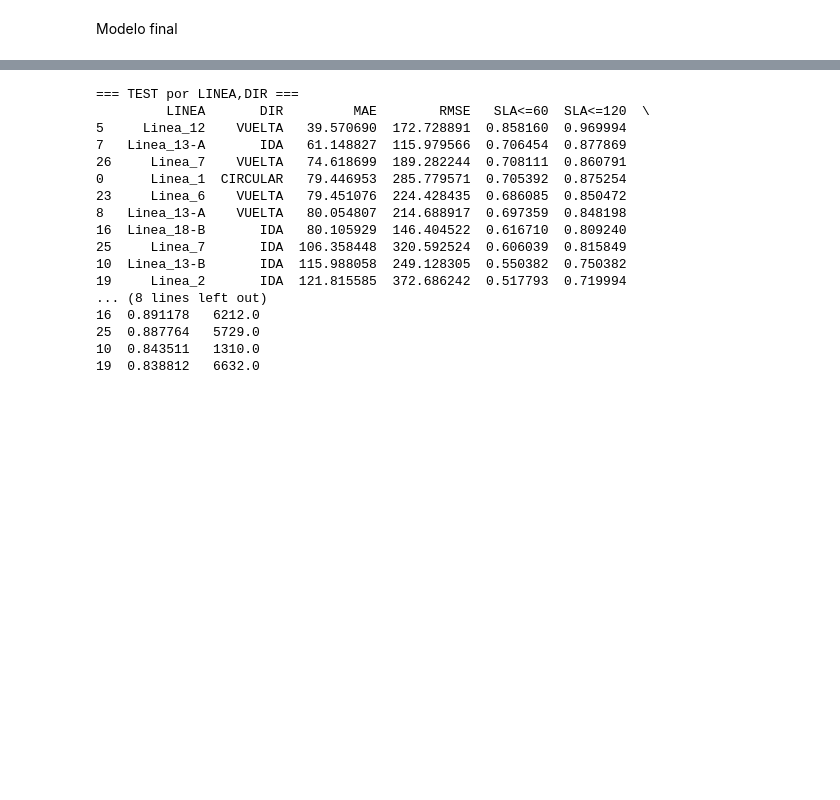
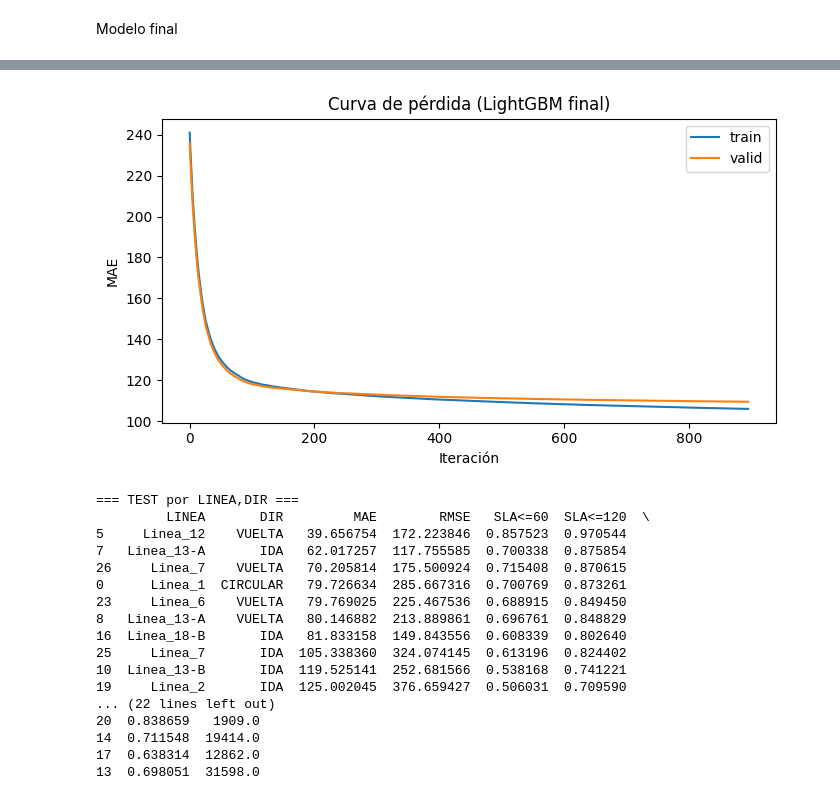
Before and after one commit to pabloozamora/transmetro-predictor-backend, a Jupyter notebook: models/lightgbm_training.ipynb, the cells around one changed output, grey strips where cells are left out. Drawn from its saved outputs; the diff is of its cells as text; code cells hidden in the pictures; blank space fills up the shorter version.

Commit message:
[fix]: Backend fixes

```diff
--- a/models/lightgbm_training.ipynb
+++ b/models/lightgbm_training.ipynb
@@ -168,8 +194,0 @@ Baseline
-# %%
-X_train = dev_df[feature_cols]
-y_train = dev_df[target_col]
-X_valid = test_df[feature_cols]
-y_valid = test_df[target_col]
-
-train_data = lgb.Dataset(X_train, label=y_train, categorical_feature=categorical_features)
-valid_data = lgb.Dataset(X_valid, label=y_valid, categorical_feature=categorical_features)
@@ -207,2 +194,0 @@ NameError: name 'train_data' is not defined
-# %%
-y_pred = model.predict(X_test, num_iteration=model.best_iteration)
@@ -410,3 +309,12 @@ with open(f"{model_dir}/lgb_params.json", "w") as f:
     json.dump(params, f, indent=4)
 # %% [markdown]
 Modelo final
+# %%
+# Obtener el archivo guardado de cv metrics
+import pandas as pd
+cv_metrics = pd.read_csv("D:/2025/UVG/Tesis/repos/backend/models/lightgbm/cross_validation_models/cv_metrics.csv", index_col="fold")
+best_iters = cv_metrics["best_iter"]
+
+# Calcular la mediana de best_iters para usar en el modelo final
+final_rounds = int(np.median(best_iters))
+print(f"Usando {final_rounds} iteraciones para el modelo final.")
@@ -478,3 +427,25 @@ sla_le_180s: 84.66%
+# %%
+# Graficar curva de entrenamiento (pérdida)
+import matplotlib.pyplot as plt
+plt.figure(figsize=(7,4))
+plt.plot(evals_result["train"]["l1"])
+plt.plot(evals_result["valid"]["l1"])
+plt.legend(["train","valid"])
+plt.xlabel("Iteración")
+plt.ylabel("MAE")
+plt.title("Curva de pérdida (LightGBM final)")
+plt.tight_layout()
+plt.savefig(f"{final_dir}/lightgbm_loss_curve_l1.png", dpi=150)
+plt.show()
+plt.close()
+
+# Persistir el historial para usarlo después sin re-entrenar
+import json, os
+os.makedirs(final_dir, exist_ok=True)
+with open(f"{final_dir}/evals_result.json", "w") as f:
+    json.dump(evals_result, f, indent=2)
+# %% [output]
+[figure, added]
 # %%
 # Desglose por línea
 def group_report(df, y_true, y_pred, by=["LINEA","DIR"]):
@@ -494,25 +465,25 @@ def group_report(df, y_true, y_pred, by=["LINEA","DIR"]):
     ).reset_index()
     return agg
 
-seg = group_report(test_df, test_df[target_col], y_test_pred, by=["LINEA","DIR"])
+seg = group_report(test_df, test_df[target_col], y_test_pred, by=["LINEA","DIR"]).dropna()
 print("\n=== TEST por LINEA,DIR ===")
-print(seg.sort_values("MAE").head(10))
+print(seg.sort_values("MAE"))
 seg.to_csv(f"{final_dir}/test_segment_metrics.csv", index=False)
 # %% [output]
 === TEST por LINEA,DIR ===
          LINEA       DIR         MAE        RMSE   SLA<=60  SLA<=120  \
-5     Linea_12    VUELTA   39.570690  172.728891  0.858160  0.969994
-7   Linea_13-A       IDA   61.148827  115.979566  0.706454  0.877869
-26     Linea_7    VUELTA   74.618699  189.282244  0.708111  0.860791
-0      Linea_1  CIRCULAR   79.446953  285.779571  0.705392  0.875254
-23     Linea_6    VUELTA   79.451076  224.428435  0.686085  0.850472
-8   Linea_13-A    VUELTA   80.054807  214.688917  0.697359  0.848198
-16  Linea_18-B       IDA   80.105929  146.404522  0.616710  0.809240
-25     Linea_7       IDA  106.358448  320.592524  0.606039  0.815849
-10  Linea_13-B       IDA  115.988058  249.128305  0.550382  0.750382
-19     Linea_2       IDA  121.815585  372.686242  0.517793  0.719994
-... (8 lines left out)
-16  0.891178   6212.0
-25  0.887764   5729.0
-10  0.843511   1310.0
-19  0.838812   6632.0
+5     Linea_12    VUELTA   39.656754  172.223846  0.857523  0.970544
+7   Linea_13-A       IDA   62.017257  117.755585  0.700338  0.875854
+26     Linea_7    VUELTA   70.205814  175.500924  0.715408  0.870615
+0      Linea_1  CIRCULAR   79.726634  285.667316  0.700769  0.873261
+23     Linea_6    VUELTA   79.769025  225.467536  0.688915  0.849450
+8   Linea_13-A    VUELTA   80.146882  213.889861  0.696761  0.848829
+16  Linea_18-B       IDA   81.833158  149.843556  0.608339  0.802640
+25     Linea_7       IDA  105.338360  324.074145  0.613196  0.824402
+10  Linea_13-B       IDA  119.525141  252.681566  0.538168  0.741221
+19     Linea_2       IDA  125.002045  376.659427  0.506031  0.709590
+... (22 lines left out)
+20  0.838659   1909.0
+14  0.711548  19414.0
+17  0.638314  12862.0
+13  0.698051  31598.0
```
Also changed, not shown: parts of 21 cells of this notebook, 33 other files.
